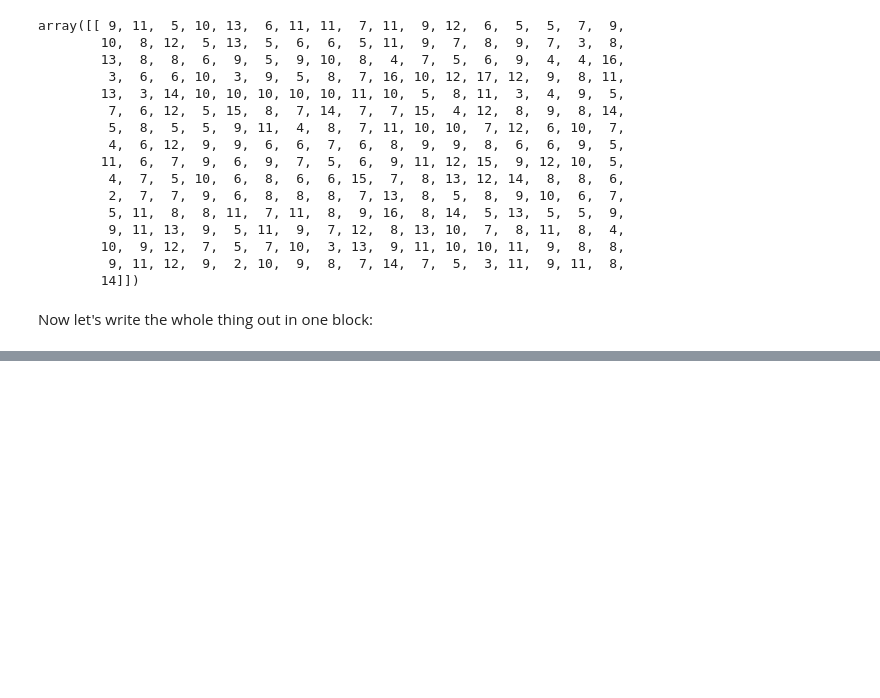
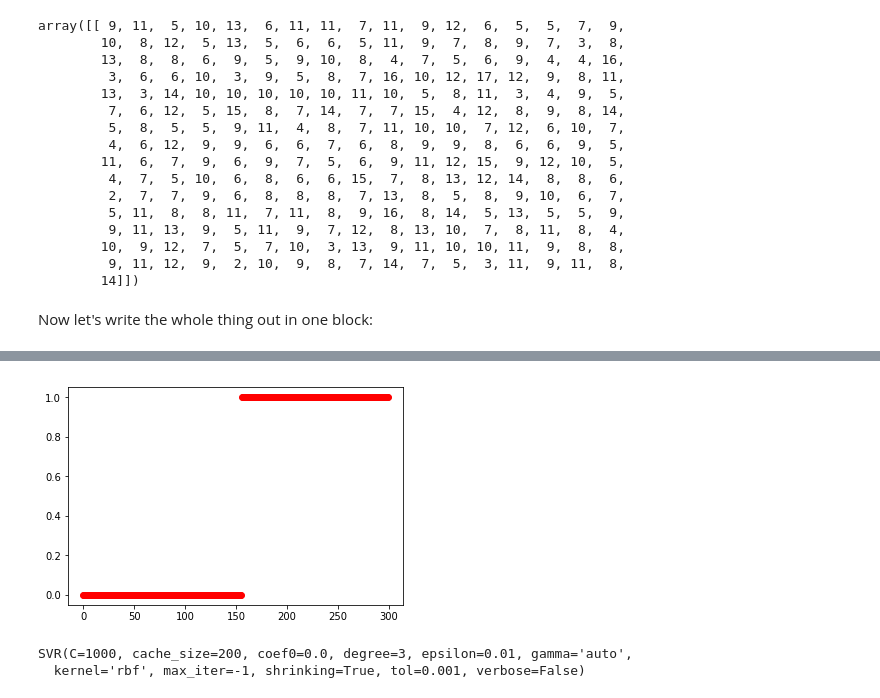
Before and after one commit to pmckenz1/intro-ml, a Jupyter notebook: sim_seqs_pipeline.ipynb, the cells around one changed output, grey strips where cells are left out. Saved outputs shown, nothing was run; the diff lists cells and outputs as text; code cells hidden in the pictures; blank space fills up the shorter version.

```diff
--- a/sim_seqs_pipeline.ipynb
+++ b/sim_seqs_pipeline.ipynb
@@ -291,0 +309,8 @@ array([[ 0.00384335],
+# %%
+int_mig_rate=(mig_rate > 0).astype(int)
+# %%
+from sklearn import svm
+X = trans_norm[0:1000]
+y = int_mig_rate[0:1000]
+clf = svm.SVC(C=1000)
+clf.fit(X, y)
@@ -291,0 +334,14 @@ array([[ 0.00384335],
+# %%
+plt.plot(clf.predict(sorted_test[:,1:257]),'ro')
+plt.show()
+# %% [output]
+[figure, added]
+# %%
+from sklearn import svm
+X = scaled[0:1000]
+y = mig_rate[0:1000]
+regr = svm.SVR(C=1000,epsilon=.01)
+regr.fit(X, y)
+# %% [output]
+SVR(C=1000, cache_size=200, coef0=0.0, degree=3, epsilon=0.01, gamma='auto',
+  kernel='rbf', max_iter=-1, shrinking=True, tol=0.001, verbose=False)
```
Also changed, not shown: parts of 36 cells of this notebook, 1 other file.
